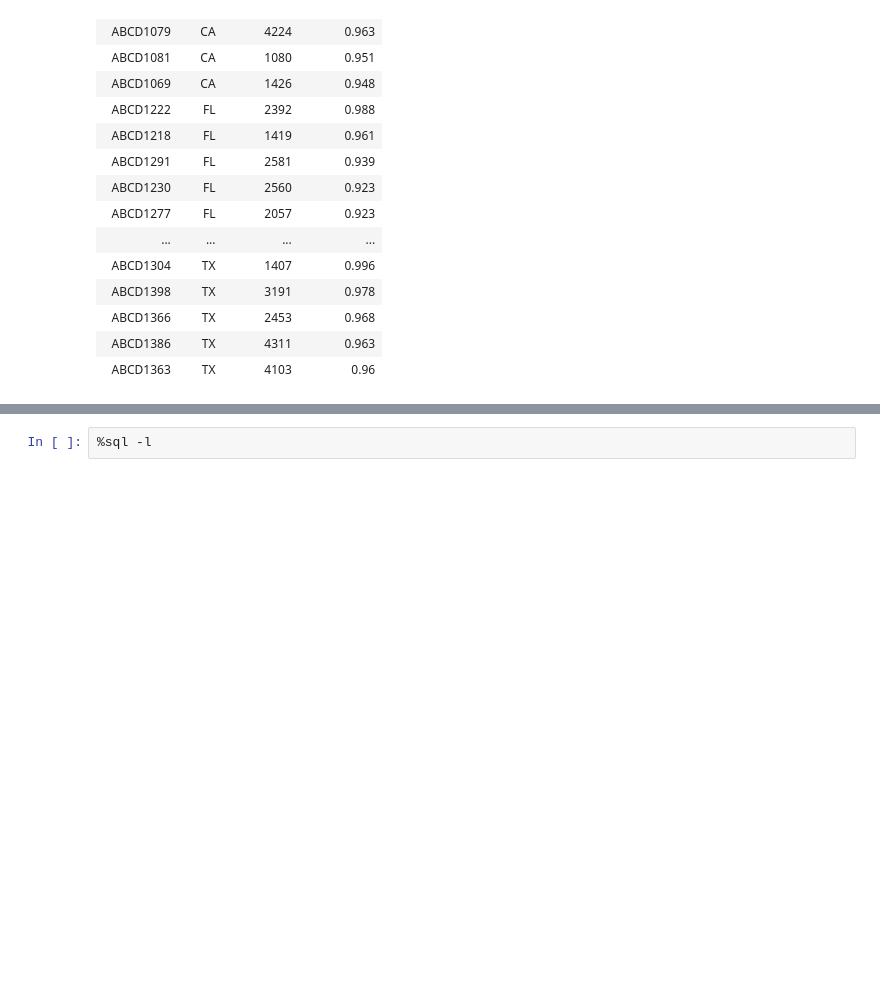
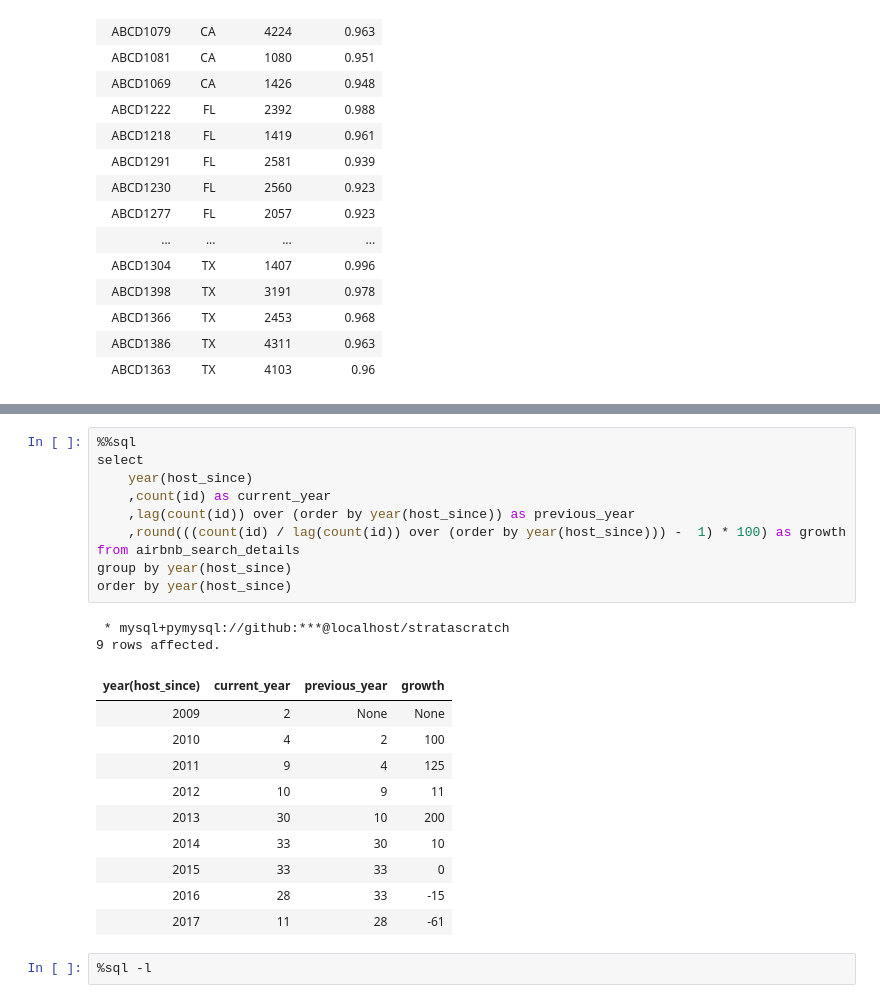
Before and after one commit to tinavo58/small-projects, a Jupyter notebook: mixed-python-sql/ss_mysql.ipynb, the cells around one changed output, grey strips where cells are left out. Cells and saved outputs as stored; diff of their text form; blank space fills up the shorter version.

Commit message:
growth of airbnb

```diff
--- a/mixed-python-sql/ss_mysql.ipynb
+++ b/mixed-python-sql/ss_mysql.ipynb
@@ -357,3 +436,26 @@ where percentile <= 5
+# %%
+%%sql
+select
+    year(host_since)
+    ,count(id) as current_year
+    ,lag(count(id)) over (order by year(host_since)) as previous_year
+    ,round(((count(id) / lag(count(id)) over (order by year(host_since))) -  1) * 100) as growth
+from airbnb_search_details
+group by year(host_since)
+order by year(host_since)
+# %% [output]
+ * mysql+pymysql://github:***@localhost/stratascratch
+9 rows affected.
+| year(host_since) | current_year | previous_year | growth |
+| 2009 | 2 | None | None |
+| 2010 | 4 | 2 | 100 |
+| 2011 | 9 | 4 | 125 |
+| 2012 | 10 | 9 | 11 |
+| 2013 | 30 | 10 | 200 |
+| 2014 | 33 | 30 | 10 |
+| 2015 | 33 | 33 | 0 |
+| 2016 | 28 | 33 | -15 |
+| 2017 | 11 | 28 | -61 |
 # %%
 %sql -l
 # %% [output]
```
Also changed, not shown: parts of 6 cells of this notebook.
